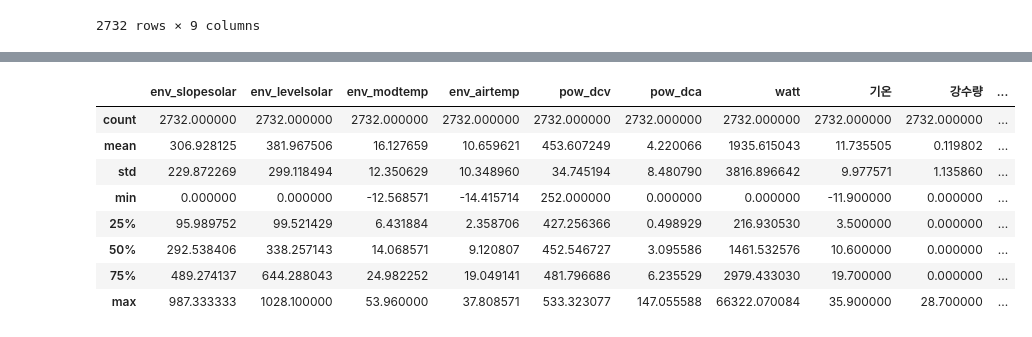
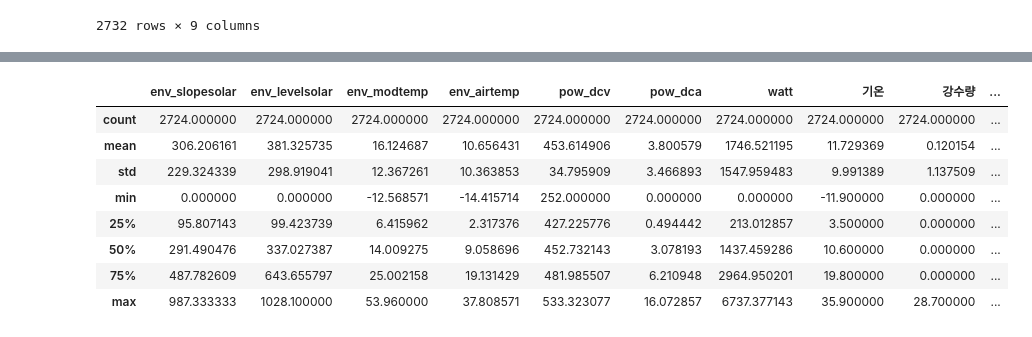
Before and after one commit to Baeseongbeen/Enittproj, a Jupyter notebook: Enitt/diff_반포써밋2.ipynb, the cells around one changed output, grey strips where cells are left out. Saved outputs shown, nothing was run; the diff lists cells and outputs as text; code cells hidden in the pictures.

```diff
--- a/Enitt/diff_반포써밋2.ipynb
+++ b/Enitt/diff_반포써밋2.ipynb
@@ -265,3 +265,25 @@ join_ent_other_set = join_ent_other.drop(["env_date", "dummy_time"], axis=1)
 
 ## csv로 저장
 join_ent_other_set.to_csv('banpo2_join.csv', encoding='utf-8')
+# %%
+## 이상치 제거
+
+# sns.boxplot(data = join_ent_other_set["watt"])
+
+
+import pandas as pd
+from scipy import stats
+
+# deleteoutlier = stats.zscore(join_ent_other_set["watt"])
+# deleteoutlier
+deleteoutlier = stats.zscore(join_ent_other_set["watt"])
+join_ent_other_set["z_score"] = deleteoutlier
+
+join_ent_other_del = join_ent_other_set.loc[join_ent_other_set['z_score'].abs()<=3]
+join_ent_other_del.describe()
+sns.boxplot(data = join_ent_other_del["watt"])
+# df.loc[df['z_score'].abs()<=3]
+print(join_ent_other_del['z_score'].max())
+print(join_ent_other_del['z_score'].min())
+## 다시 저장
+join_ent_other_del.to_csv('banpo1_join.csv', encoding='utf-8')
@@ -268,13 +294,13 @@ join_ent_other_set.to_csv('banpo2_join.csv', encoding='utf-8')
 # %%
-join_ent_other_set.describe()
+join_ent_other_del.describe()
 # %% [output]
 |  | env_slopesolar | env_levelsolar | env_modtemp | env_airtemp | pow_dcv | pow_dca | watt | 기온 | 강수량 | ... |
-| count | 2732.000000 | 2732.000000 | 2732.000000 | 2732.000000 | 2732.000000 | 2732.000000 | 2732.000000 | 2732.000000 | 2732.000000 | ... |
-| mean | 306.928125 | 381.967506 | 16.127659 | 10.659621 | 453.607249 | 4.220066 | 1935.615043 | 11.735505 | 0.119802 | ... |
-| std | 229.872269 | 299.118494 | 12.350629 | 10.348960 | 34.745194 | 8.480790 | 3816.896642 | 9.977571 | 1.135860 | ... |
+| count | 2724.000000 | 2724.000000 | 2724.000000 | 2724.000000 | 2724.000000 | 2724.000000 | 2724.000000 | 2724.000000 | 2724.000000 | ... |
+| mean | 306.206161 | 381.325735 | 16.124687 | 10.656431 | 453.614906 | 3.800579 | 1746.521195 | 11.729369 | 0.120154 | ... |
+| std | 229.324339 | 298.919041 | 12.367261 | 10.363853 | 34.795909 | 3.466893 | 1547.959483 | 9.991389 | 1.137509 | ... |
 | min | 0.000000 | 0.000000 | -12.568571 | -14.415714 | 252.000000 | 0.000000 | 0.000000 | -11.900000 | 0.000000 | ... |
-| 25% | 95.989752 | 99.521429 | 6.431884 | 2.358706 | 427.256366 | 0.498929 | 216.930530 | 3.500000 | 0.000000 | ... |
-| 50% | 292.538406 | 338.257143 | 14.068571 | 9.120807 | 452.546727 | 3.095586 | 1461.532576 | 10.600000 | 0.000000 | ... |
-| 75% | 489.274137 | 644.288043 | 24.982252 | 19.049141 | 481.796686 | 6.235529 | 2979.433030 | 19.700000 | 0.000000 | ... |
-| max | 987.333333 | 1028.100000 | 53.960000 | 37.808571 | 533.323077 | 147.055588 | 66322.070084 | 35.900000 | 28.700000 | ... |
+| 25% | 95.807143 | 99.423739 | 6.415962 | 2.317376 | 427.225776 | 0.494442 | 213.012857 | 3.500000 | 0.000000 | ... |
+| 50% | 291.490476 | 337.027387 | 14.009275 | 9.058696 | 452.732143 | 3.078193 | 1437.459286 | 10.600000 | 0.000000 | ... |
+| 75% | 487.782609 | 643.655797 | 25.002158 | 19.131429 | 481.985507 | 6.210948 | 2964.950201 | 19.800000 | 0.000000 | ... |
+| max | 987.333333 | 1028.100000 | 53.960000 | 37.808571 | 533.323077 | 16.072857 | 6737.377143 | 35.900000 | 28.700000 | ... |
 # %%
```
Also changed, not shown: parts of 6 cells of this notebook, 6 other files.
